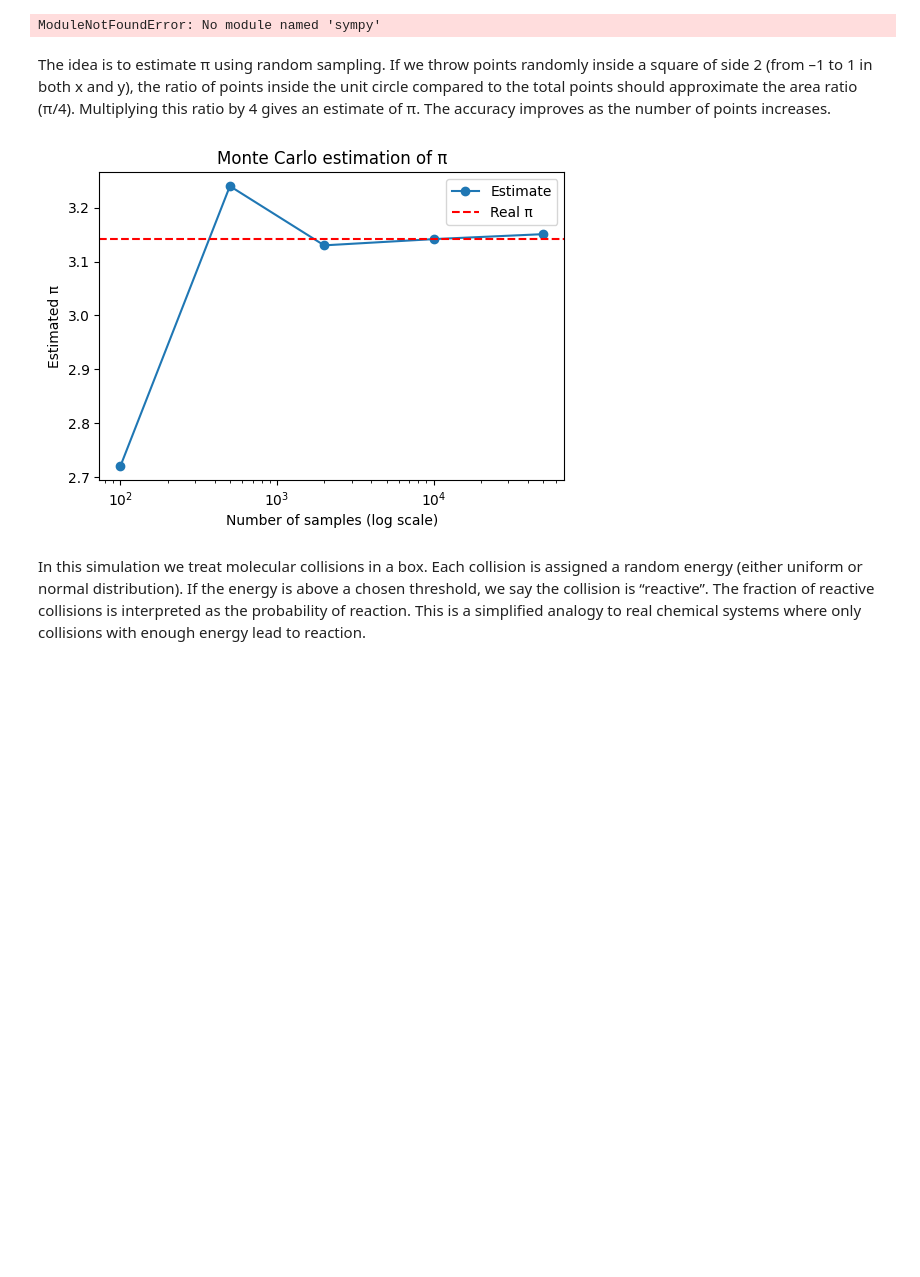
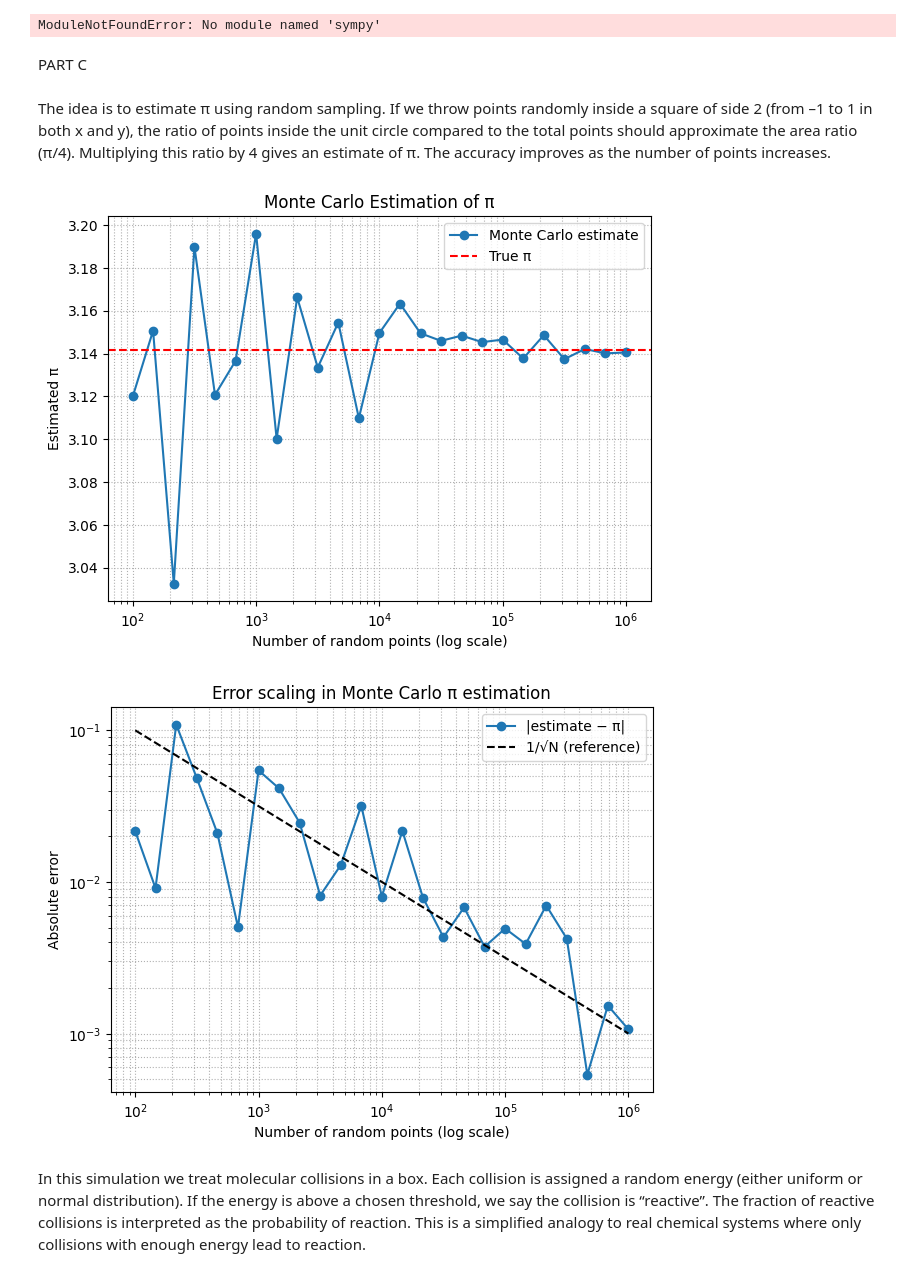
Before and after one commit to Noah-Paga/ModLab, a Jupyter notebook: exercise_A.ipynb, the cells around one changed output. Drawn from its saved outputs; the diff is of its cells as text; code cells hidden in the pictures; blank space fills up the shorter version.

Commit message:
Improve Part C with better π convergence plots

```diff
--- a/exercise_A.ipynb
+++ b/exercise_A.ipynb
@@ -144,34 +144,62 @@ coeffs = balance_reaction(["H2", "O2"], ["H2O"])
 print(mass_conserved(["H2", "O2"], ["H2O"], coeffs, mass_dict))  # True
 # %% [output]
 ModuleNotFoundError: No module named 'sympy'
+# %% [markdown]
+PART C
 # %% [markdown]
 The idea is to estimate π using random sampling. If we throw points randomly inside a square of side 2 (from –1 to 1 in both x and y), the ratio of points inside the unit circle compared to the total points should approximate the area ratio (π/4). Multiplying this ratio by 4 gives an estimate of π. The accuracy improves as the number of points increases.
 # %%
 import numpy as np
 import matplotlib.pyplot as plt
+from math import pi, sqrt
 
-def estimate_pi(N):
-    """Estimate pi using Monte Carlo with N random points."""
-    xs = np.random.uniform(-1, 1, N)
-    ys = np.random.uniform(-1, 1, N)
-    inside = (xs**2 + ys**2) <= 1
-    return 4 * np.mean(inside)   # ratio * 4
+rng = np.random.default_rng(42)
 
-# Check convergence
-sample_sizes = [100, 500, 2000, 10000, 50000]
-results = [estimate_pi(n) for n in sample_sizes]
+def estimate_pi(N, rng=rng):
+    """Estimate π using N random points inside [-1,1] x [-1,1]."""
+    x = rng.uniform(-1.0, 1.0, N)
+    y = rng.uniform(-1.0, 1.0, N)
+    inside = (x*x + y*y) <= 1.0
+    return 4.0 * inside.mean()
 
-plt.figure(figsize=(6,4))
-plt.plot(sample_sizes, results, "o-", label="Estimate")
-plt.axhline(np.pi, color="r", linestyle="--", label="Real π")
+# Range of sample sizes
+N_min, N_max = 10**2, 10**6
+num_points = 25
+Ns = np.unique(np.logspace(np.log10(N_min), np.log10(N_max), num=num_points).astype(int))
+
+pi_estimates = []
+errors = []
+
+for N in Ns:
+    est = estimate_pi(N)
+    pi_estimates.append(est)
+    errors.append(abs(est - pi))
+
+# Plot convergence of π estimates
+plt.figure(figsize=(7,5))
+plt.plot(Ns, pi_estimates, "o-", label="Monte Carlo estimate")
+plt.axhline(pi, color="r", linestyle="--", label="True π")
 plt.xscale("log")
-plt.xlabel("Number of samples (log scale)")
+plt.xlabel("Number of random points (log scale)")
 plt.ylabel("Estimated π")
-plt.title("Monte Carlo estimation of π")
+plt.title("Monte Carlo Estimation of π")
 plt.legend()
+plt.grid(True, which="both", ls=":")
 plt.show()
+
+# Plot error vs. N
+plt.figure(figsize=(7,5))
+plt.loglog(Ns, errors, "o-", label="|estimate − π|")
+plt.loglog(Ns, 1/np.sqrt(Ns), "k--", label="1/√N (reference)")
+plt.xlabel("Number of random points (log scale)")
+plt.ylabel("Absolute error")
+plt.title("Error scaling in Monte Carlo π estimation")
+plt.legend()
+plt.grid(True, which="both", ls=":")
+plt.show()
 # %% [output]
-[figure, old version]
+[figure, new version]
+[figure, added]
 # %% [markdown]
 In this simulation we treat molecular collisions in a box. Each collision is assigned a random energy (either uniform or normal distribution). If the energy is above a chosen threshold, we say the collision is “reactive”. The fraction of reactive collisions is interpreted as the probability of reaction. This is a simplified analogy to real chemical systems where only collisions with enough energy lead to reaction.
 # %%
```
Also changed, not shown: parts of 1 cell of this notebook.
